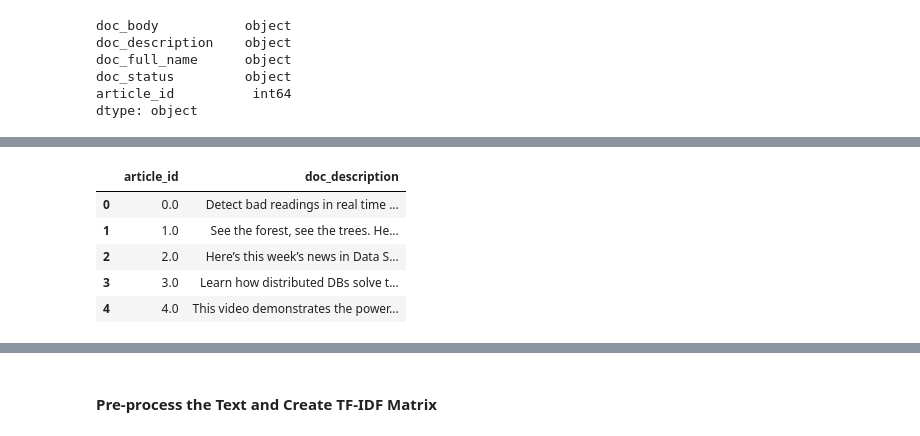
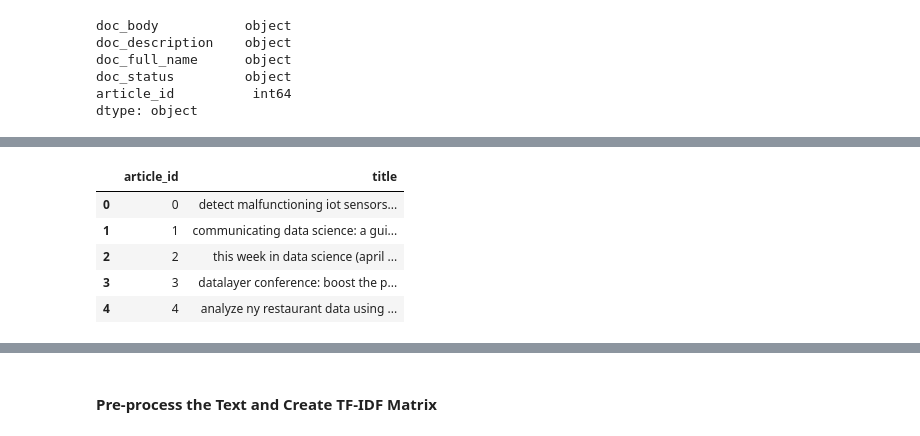
Before and after one commit to SolanaO/Recommendation_Systems, a Jupyter notebook: Recommendations_with_IBM.ipynb, the cells around one changed output, grey strips where cells are left out. Cells and saved outputs as stored; diff of their text form; code cells hidden in the pictures.

Commit message:
Corrections content recommender function.

```diff
--- a/Recommendations_with_IBM.ipynb
+++ b/Recommendations_with_IBM.ipynb
@@ -925,4 +921,8 @@ The input values are currently set with one idea in mind that may use to make co
 # %% [markdown]
 #### Investigate and Prepare the Data
+# %%
+# make copies of the data
+df_copy = df.copy()
+df_content_copy = df_content.copy()
 # %%
 # take a look at the data
@@ -1006,0 +988,9 @@ Name: doc_status, dtype: object
+# %%
+# rename the column doc_full_name to title
+df_content_copy.rename(columns={'doc_full_name': 'title'}, inplace = True)
+# %%
+# lower case all the article titles
+df_content_copy['title'] = df_content_copy['title'].apply(lambda x: x.lower())
+
+# check the outcome
+df_content_copy.head()
@@ -1007,12 +1004,13 @@ Name: doc_status, dtype: object
 # %%
-# form a dataframe that has two columns: doc_description and article_id
-descriptions = df_content[['article_id', 'doc_description']]
+# form a dataframe that has  columns: title, doc_description and article_id
+df_cont = df_content_copy[['article_id', 'title']]
+
 # check the output
-descriptions.head()
+df_cont.head()
 # %% [output]
-|  | article_id | doc_description |
-| 0 | 0.0 | Detect bad readings in real time ... |
-| 1 | 1.0 | See the forest, see the trees. He... |
-| 2 | 2.0 | Here’s this week’s news in Data S... |
-| 3 | 3.0 | Learn how distributed DBs solve t... |
-| 4 | 4.0 | This video demonstrates the power... |
+|  | article_id | title |
+| 0 | 0 | detect malfunctioning iot sensors... |
+| 1 | 1 | communicating data science: a gui... |
+| 2 | 2 | this week in data science (april ... |
+| 3 | 3 | datalayer conference: boost the p... |
+| 4 | 4 | analyze ny restaurant data using ... |
```
Also changed, not shown: parts of 57 cells of this notebook.
